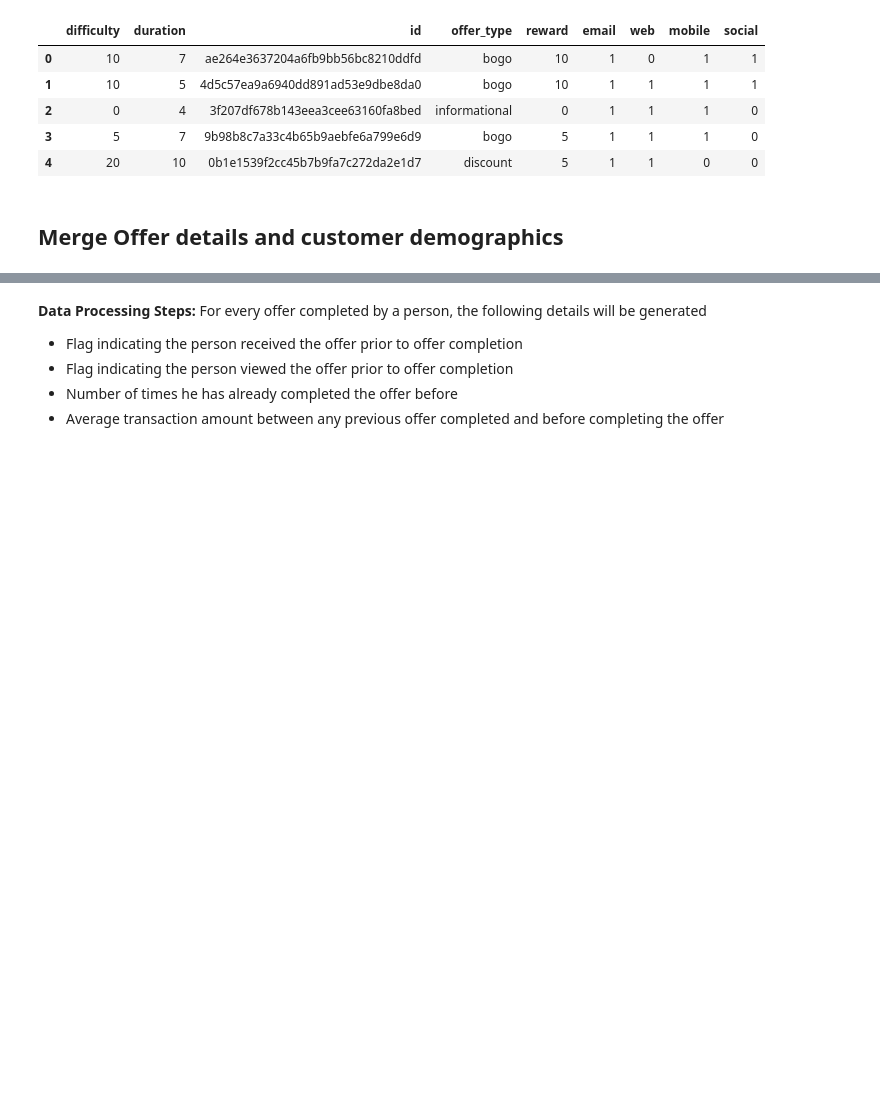
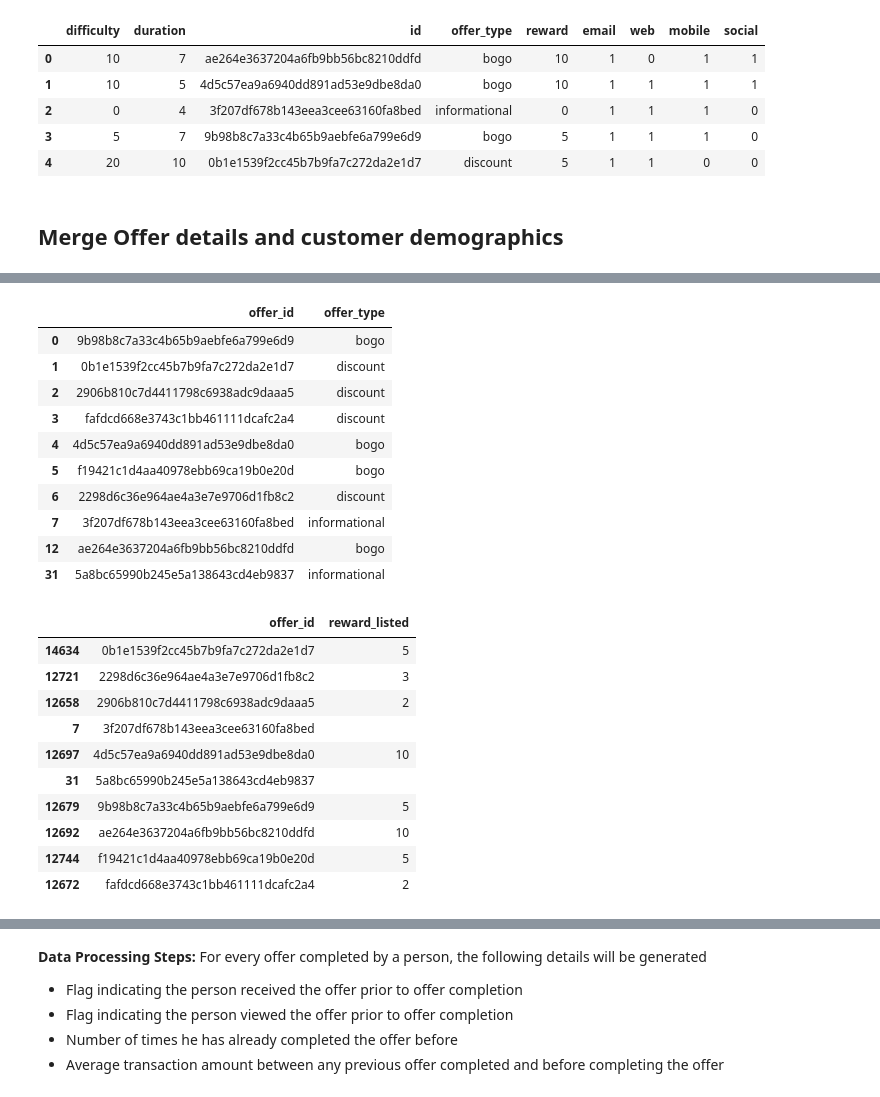
Before and after one commit to Moraut/DSND-Term-2, a Jupyter notebook: 04. Capstone Project/notebook/Starbucks_Capstone_notebook.ipynb, the cells around one changed output, grey strips where cells are left out. Saved outputs shown, nothing was run; the diff lists cells and outputs as text; code cells hidden in the pictures; blank space fills up the shorter version.

```diff
--- a/04. Capstone Project/notebook/Starbucks_Capstone_notebook.ipynb
+++ b/04. Capstone Project/notebook/Starbucks_Capstone_notebook.ipynb
@@ -343,3 +364,29 @@ master.head(5)
+# %%
+display(master[master['offer_id']!=0][['offer_id','offer_type']].drop_duplicates())
+display(master[( (master['offer_id']!=0))][['offer_id','reward_listed']].sort_values(by=['offer_id','reward_listed'], ascending = True).drop_duplicates(subset = 'offer_id'))
+# %% [output]
+|  | offer_id | offer_type |
+| 0 | 9b98b8c7a33c4b65b9aebfe6a799e6d9 | bogo |
+| 1 | 0b1e1539f2cc45b7b9fa7c272da2e1d7 | discount |
+| 2 | 2906b810c7d4411798c6938adc9daaa5 | discount |
+| 3 | fafdcd668e3743c1bb461111dcafc2a4 | discount |
+| 4 | 4d5c57ea9a6940dd891ad53e9dbe8da0 | bogo |
+| 5 | f19421c1d4aa40978ebb69ca19b0e20d | bogo |
+| 6 | 2298d6c36e964ae4a3e7e9706d1fb8c2 | discount |
+| 7 | 3f207df678b143eea3cee63160fa8bed | informational |
+| 12 | ae264e3637204a6fb9bb56bc8210ddfd | bogo |
+| 31 | 5a8bc65990b245e5a138643cd4eb9837 | informational |
+|  | offer_id | reward_listed |
+| 14634 | 0b1e1539f2cc45b7b9fa7c272da2e1d7 | 5 |
+| 12721 | 2298d6c36e964ae4a3e7e9706d1fb8c2 | 3 |
+| 12658 | 2906b810c7d4411798c6938adc9daaa5 | 2 |
+| 7 | 3f207df678b143eea3cee63160fa8bed |  |
+| 12697 | 4d5c57ea9a6940dd891ad53e9dbe8da0 | 10 |
+| 31 | 5a8bc65990b245e5a138643cd4eb9837 |  |
+| 12679 | 9b98b8c7a33c4b65b9aebfe6a799e6d9 | 5 |
+| 12692 | ae264e3637204a6fb9bb56bc8210ddfd | 10 |
+| 12744 | f19421c1d4aa40978ebb69ca19b0e20d | 5 |
+| 12672 | fafdcd668e3743c1bb461111dcafc2a4 | 2 |
 # %%
 #create a dictionary to change the event column values (for sorting pruposes)
 offer_status = {
```
Also changed, not shown: parts of 10 cells of this notebook, 1 other file.
